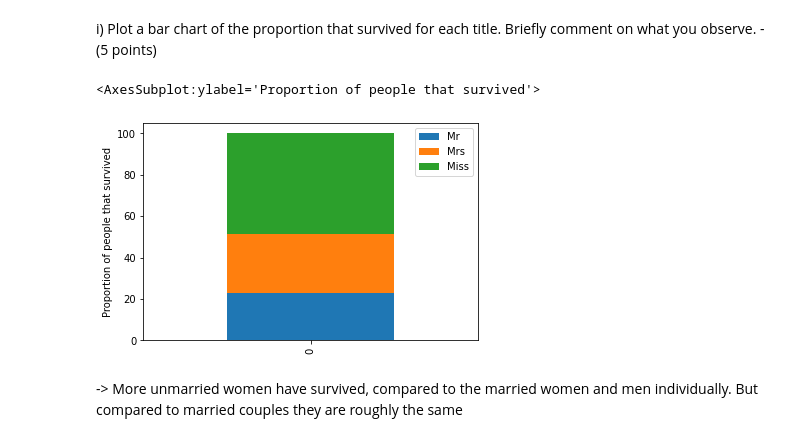
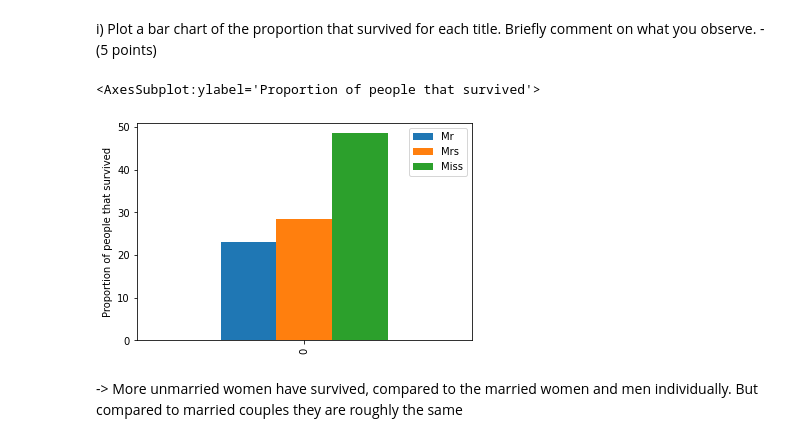
Before and after one commit to ivanisakov99/CS506, a Jupyter notebook: HW/hw1/homework1.ipynb, the cells around one changed output. Drawn from its saved outputs; the diff is of its cells as text; code cells hidden in the pictures.

```diff
--- a/HW/hw1/homework1.ipynb
+++ b/HW/hw1/homework1.ipynb
@@ -180,29 +180,29 @@ i) Plot a bar chart of the proportion that survived for each title. Briefly comm
 # %%
 mr, mrs, miss = 0, 0, 0
 total = 0
 for title in df['Title'][df['Survived'].isin([1])]:
     total += 1
     if title == 'Mr':
         mr += 1
     elif title == 'Mrs':
         mrs += 1
     else:
         miss += 1
 
 newDF = pd.DataFrame({
     'Mr': [(mr / total) * 100],
     'Mrs': [(mrs / total) * 100],
     'Miss': [(miss / total) * 100],
 })
 
 newDF.plot(
     ylabel='Proportion of people that survived',
     kind='bar',
-    stacked=True
+    # stacked=True
 )
 # %% [output]
 <AxesSubplot:ylabel='Proportion of people that survived'>
-[figure, old version]
+[figure, new version]
 # %% [markdown]
 -> More unmarried women have survived, compared to the married women and men individually. But compared to married couples they are roughly the same
 # %% [markdown]
```
Also changed, not shown: 5 other files.
